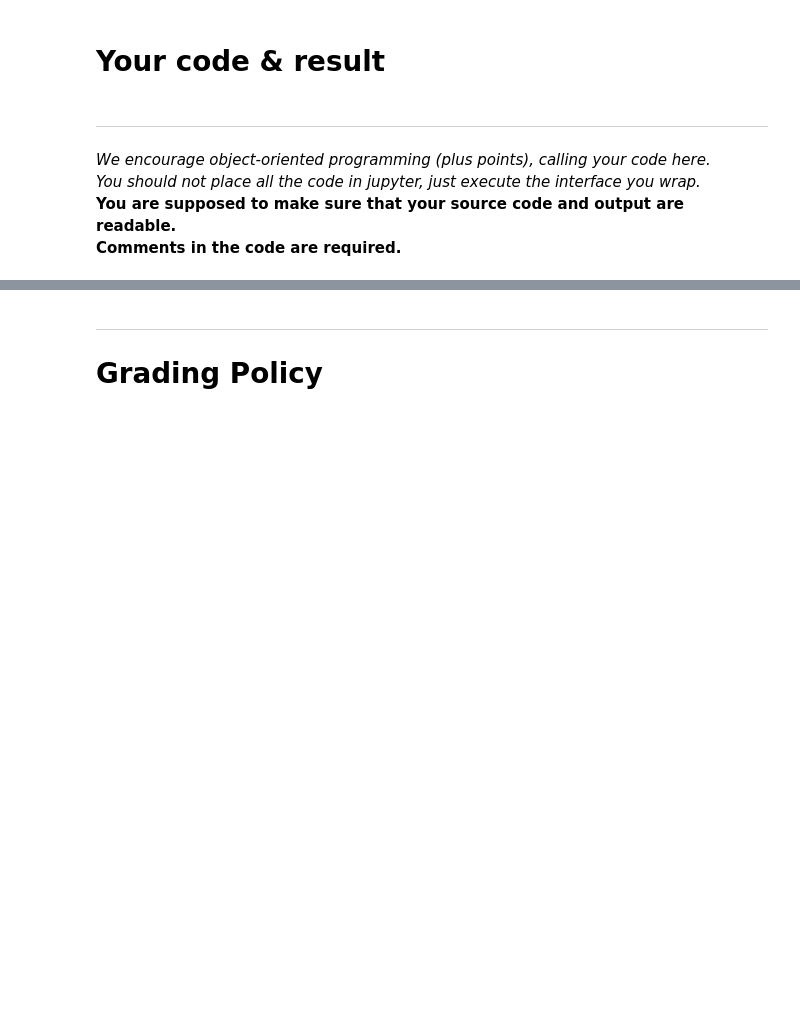
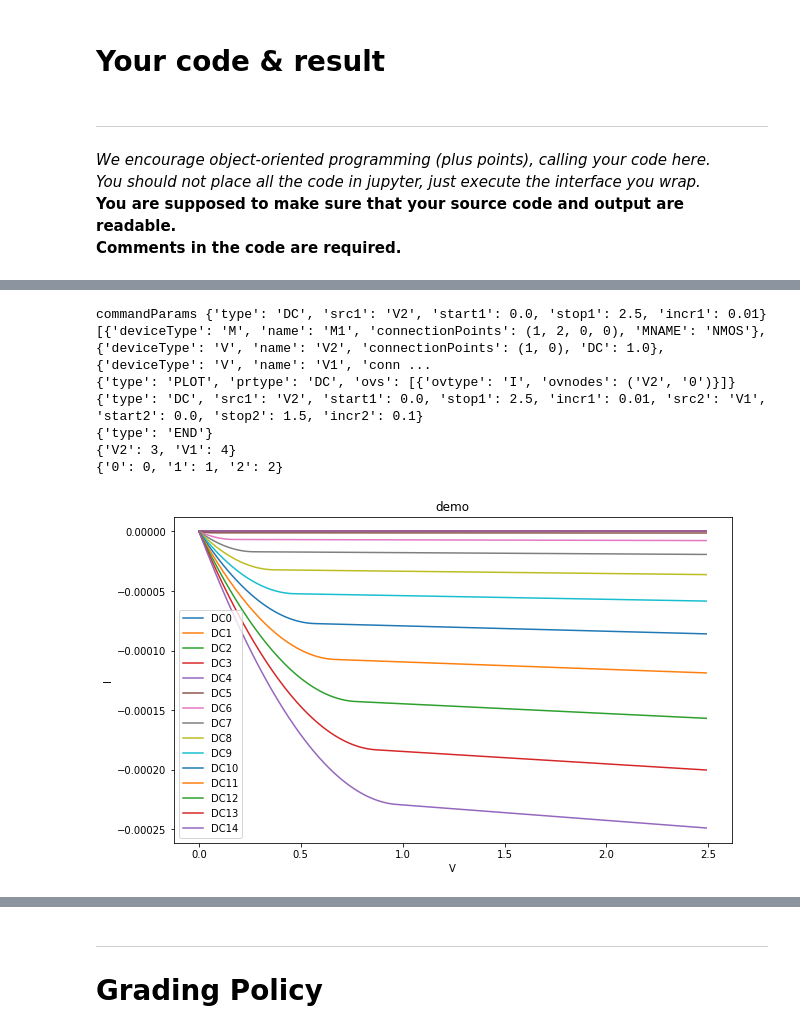
Before and after one commit to GaryYuyjl/EDAproject, a Jupyter notebook: 515260910007_JialiYu_HW4.ipynb, the cells around one changed output, grey strips where cells are left out. Drawn from its saved outputs; the diff is of its cells as text; code cells hidden in the pictures; blank space fills up the shorter version.

```diff
--- a/515260910007_JialiYu_HW4.ipynb
+++ b/515260910007_JialiYu_HW4.ipynb
@@ -63,0 +121,28 @@ solver.plot() # plot the result
+# %%
+# simulate the mosfet
+# NMOS DCT:
+netlist = """
+*netlist example 1
+M1 1 2 0 0 NMOS
+V2 1 0 1
+V1 2 0 1.5
+
+.plot DC I(V2)
+.DC V2 0 2.5 0.01 V1 0 1.5 0.1
+* vds vgs
+.end
+"""
+
+from Spice import Spice
+mySpice = Spice()
+mySpice.parse(netlist)
+mySpice.plotDCWithMatplotlib(0, 2.5, 0.01)
+# %% [output]
+commandParams {'type': 'DC', 'src1': 'V2', 'start1': 0.0, 'stop1': 2.5, 'incr1': 0.01}
+[{'deviceType': 'M', 'name': 'M1', 'connectionPoints': (1, 2, 0, 0), 'MNAME': 'NMOS'}, {'deviceType': 'V', 'name': 'V2', 'connectionPoints': (1, 0), 'DC': 1.0}, {'deviceType': 'V', 'name': 'V1', 'conn ...
+{'type': 'PLOT', 'prtype': 'DC', 'ovs': [{'ovtype': 'I', 'ovnodes': ('V2', '0')}]}
+{'type': 'DC', 'src1': 'V2', 'start1': 0.0, 'stop1': 2.5, 'incr1': 0.01, 'src2': 'V1', 'start2': 0.0, 'stop2': 1.5, 'incr2': 0.1}
+{'type': 'END'}
+{'V2': 3, 'V1': 4}
+{'0': 0, '1': 1, '2': 2}
+[figure, added]
```
Also changed, not shown: parts of 4 cells of this notebook, 6 other files.
